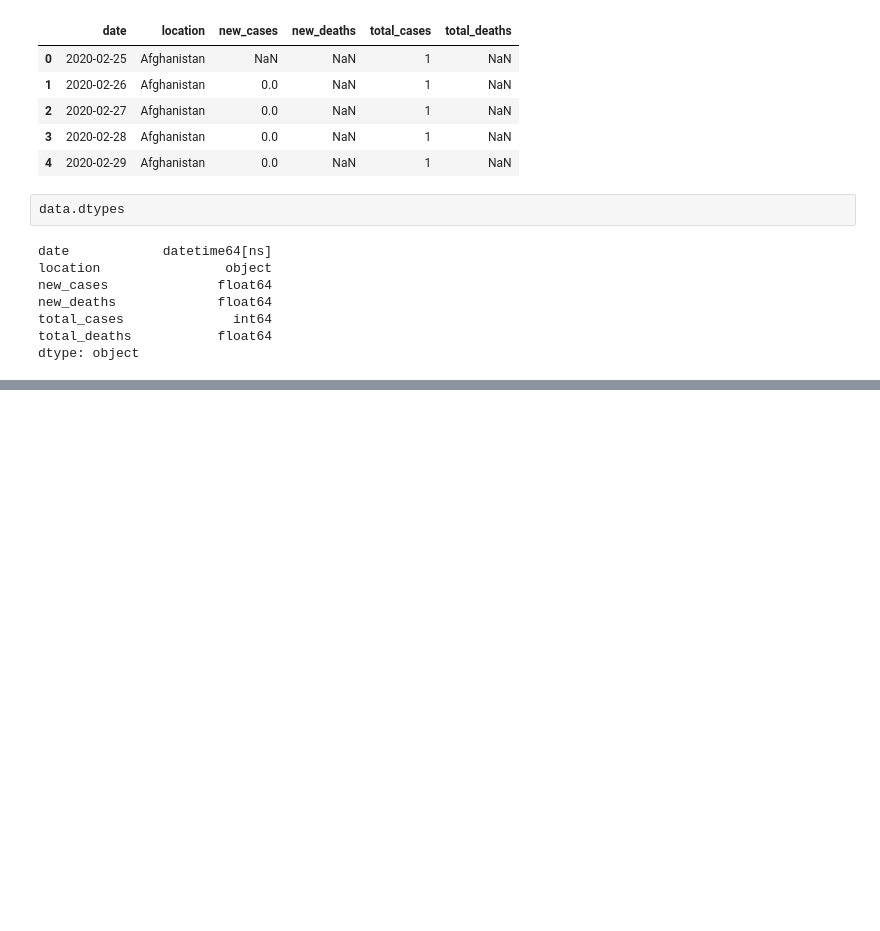
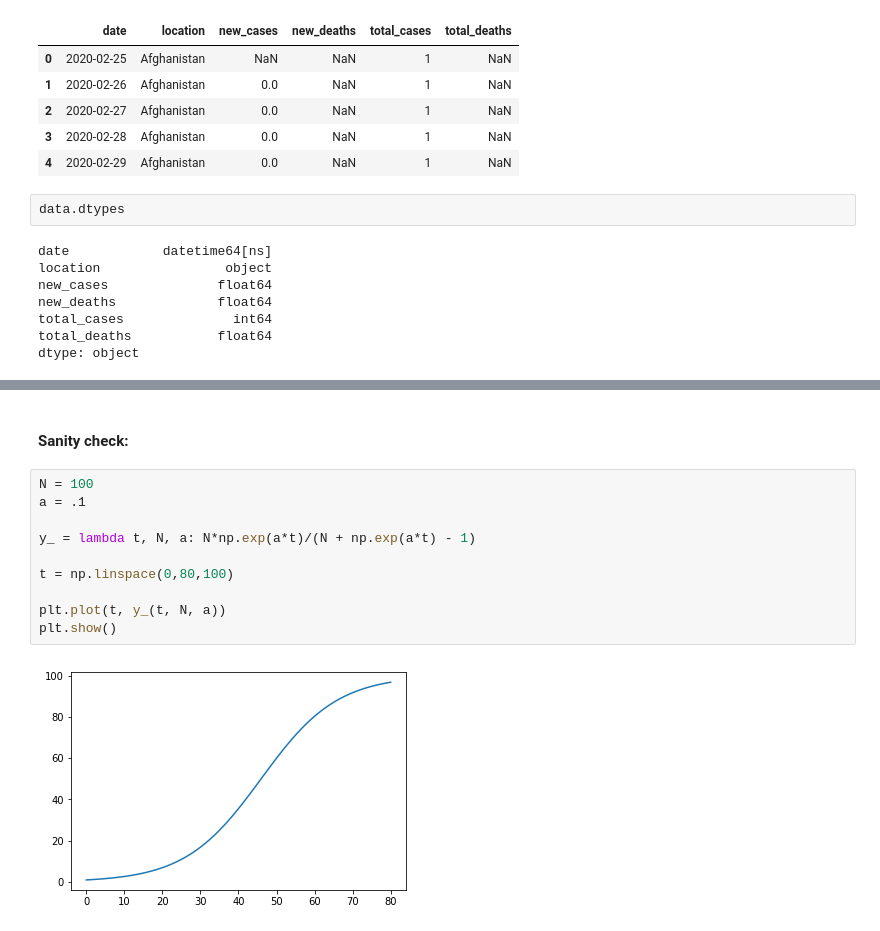
Before and after one commit to topiko/panikpanik, a Jupyter notebook: explr_covid_data.ipynb, the cells around one changed output, grey strips where cells are left out. Drawn from its saved outputs; the diff is of its cells as text; blank space fills up the shorter version.

```diff
--- a/explr_covid_data.ipynb
+++ b/explr_covid_data.ipynb
@@ -137,0 +164,14 @@ plt.show()
+# %% [markdown]
+#### Sanity check:
+# %%
+N = 100
+a = .1
+
+y_ = lambda t, N, a: N*np.exp(a*t)/(N + np.exp(a*t) - 1)
+
+t = np.linspace(0,80,100)
+
+plt.plot(t, y_(t, N, a))
+plt.show()
+# %% [output]
+[figure, added]
```
Also changed, not shown: parts of 5 cells of this notebook, 2 other files.
